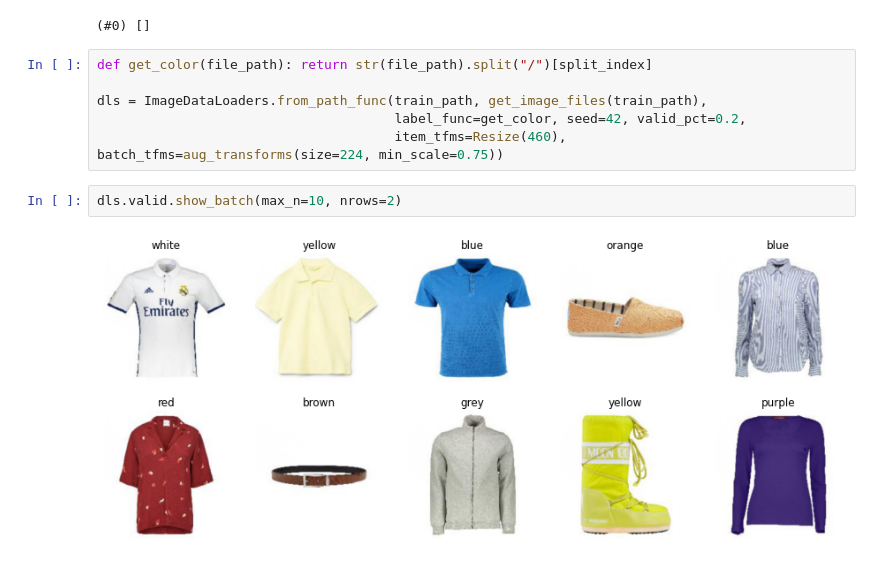
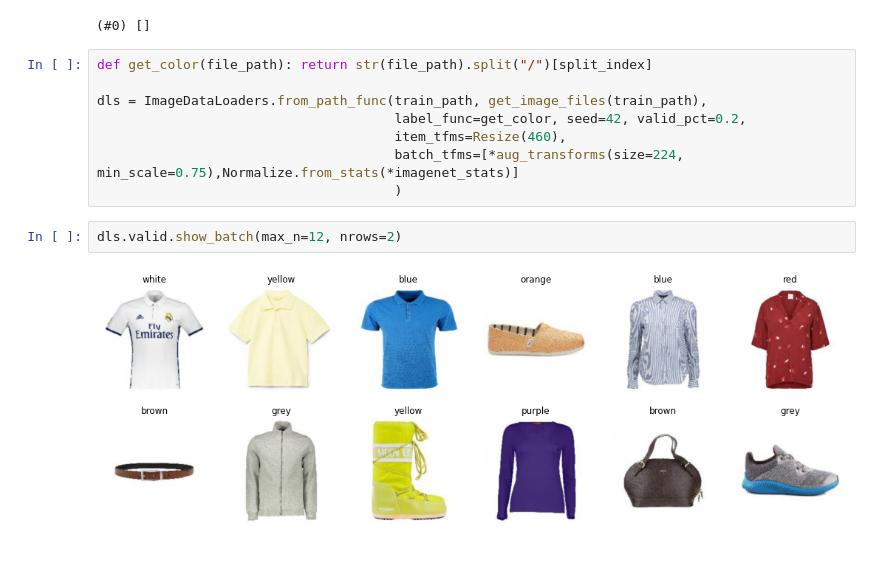
Before and after one commit to hadisotudeh/product-color-classification, a Jupyter notebook: ML model training.ipynb, the cells around one changed output. Saved outputs shown, nothing was run; the diff lists cells and outputs as text.

```diff
--- a/ML model training.ipynb
+++ b/ML model training.ipynb
@@ -55,8 +37,10 @@ def get_color(file_path): return str(file_path).split("/")[split_index]
 
 dls = ImageDataLoaders.from_path_func(train_path, get_image_files(train_path),
                                       label_func=get_color, seed=42, valid_pct=0.2,
-                                      item_tfms=Resize(460), batch_tfms=aug_transforms(size=224, min_scale=0.75))
+                                      item_tfms=Resize(460),
+                                      batch_tfms=[*aug_transforms(size=224, min_scale=0.75),Normalize.from_stats(*imagenet_stats)]
+                                      )
 # %%
-dls.valid.show_batch(max_n=10, nrows=2)
+dls.valid.show_batch(max_n=12, nrows=2)
 # %% [output]
-[figure, old version]
+[figure, new version]
```
Also changed, not shown: parts of 12 cells of this notebook.
